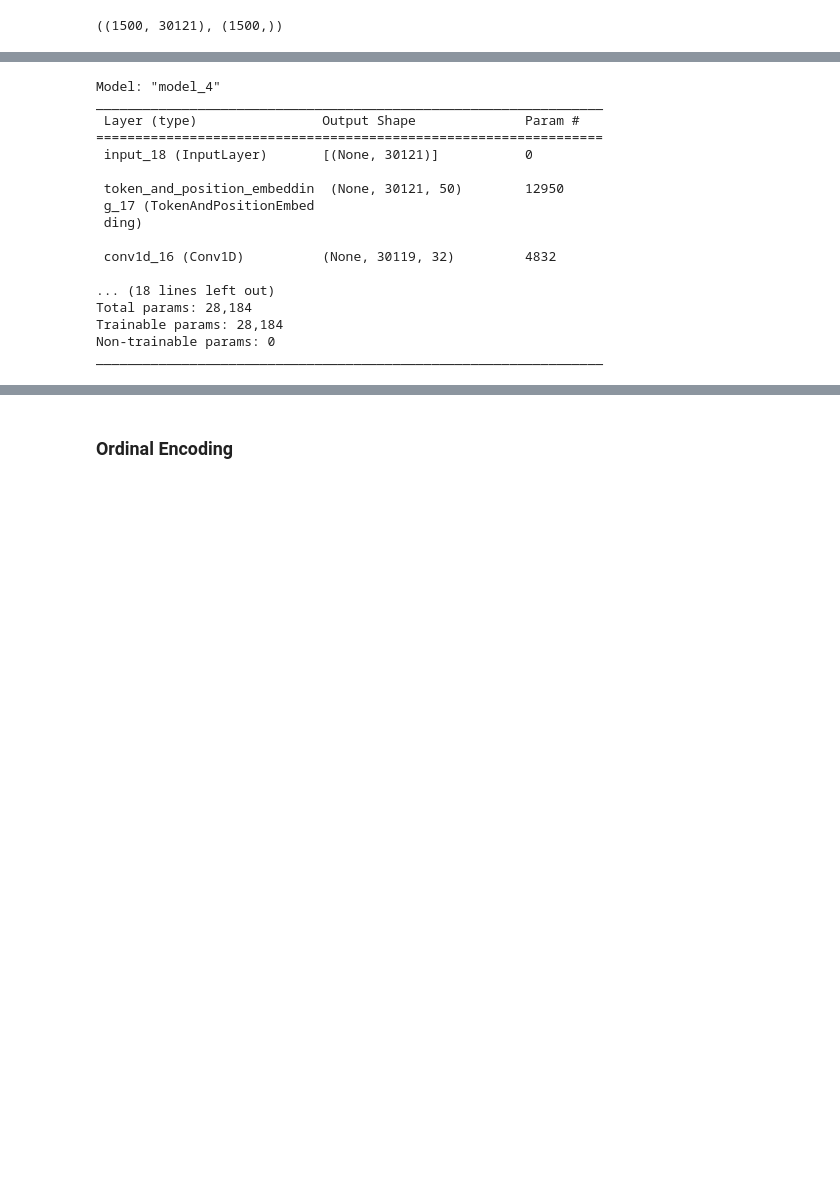
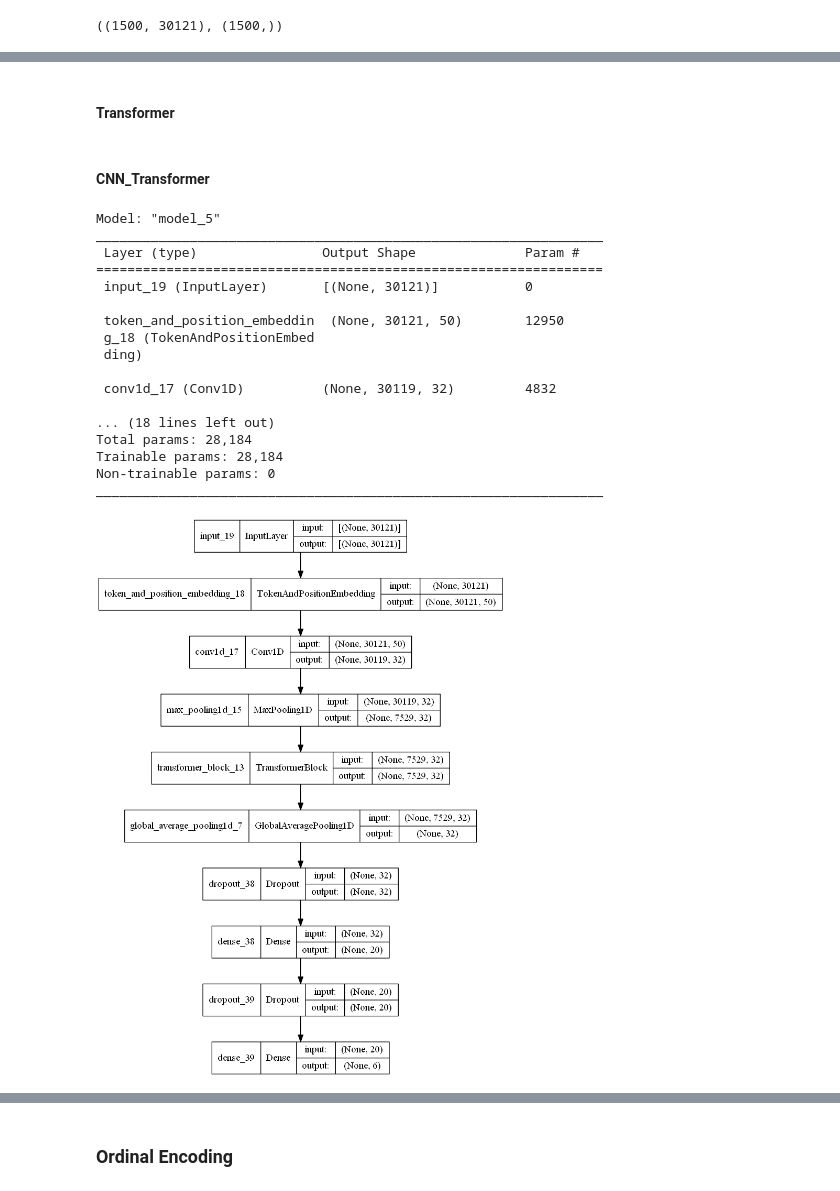
Before and after one commit to Moeinh77/Virus-DNA-classification-BERT, a Jupyter notebook: mainv1.ipynb, the cells around one changed output, grey strips where cells are left out. Cells and saved outputs as stored; diff of their text form; code cells hidden in the pictures; blank space fills up the shorter version.

Commit message:
plot_model added to cnn_transformer

```diff
--- a/mainv1.ipynb
+++ b/mainv1.ipynb
@@ -243,2 +226,4 @@ x_train.shape, y_train.shape
 # %%
 # history = model_lstm.fit(x_train, y_train, epochs=4, batch_size=64)
+# %% [markdown]
+#### Transformer
@@ -245,24 +232,28 @@ x_train.shape, y_train.shape
 # %%
 # history = model_transformer.fit(x_train, y_train, batch_size=1, epochs=2)
+# %% [markdown]
+#### CNN_Transformer
 # %%
 cnn_transformer = create_model_cnn_transformer(cnn_filters=32, pool_window=4)
+tf.keras.utils.plot_model(cnn_transformer, to_file='cnn_transformer.png', show_shapes=True)
 # %% [output]
-Model: "model_4"
+Model: "model_5"
 _________________________________________________________________
  Layer (type)                Output Shape              Param #
 =================================================================
- input_18 (InputLayer)       [(None, 30121)]           0
+ input_19 (InputLayer)       [(None, 30121)]           0
 
  token_and_position_embeddin  (None, 30121, 50)        12950
- g_17 (TokenAndPositionEmbed
+ g_18 (TokenAndPositionEmbed
  ding)
 
- conv1d_16 (Conv1D)          (None, 30119, 32)         4832
+ conv1d_17 (Conv1D)          (None, 30119, 32)         4832
 
 ... (18 lines left out)
 Total params: 28,184
 Trainable params: 28,184
 Non-trainable params: 0
 _________________________________________________________________
+[figure, added]
 # %%
 history = cnn_transformer.fit(x_train, y_train, batch_size=1, epochs=2)
```
Also changed, not shown: parts of 9 cells of this notebook.
